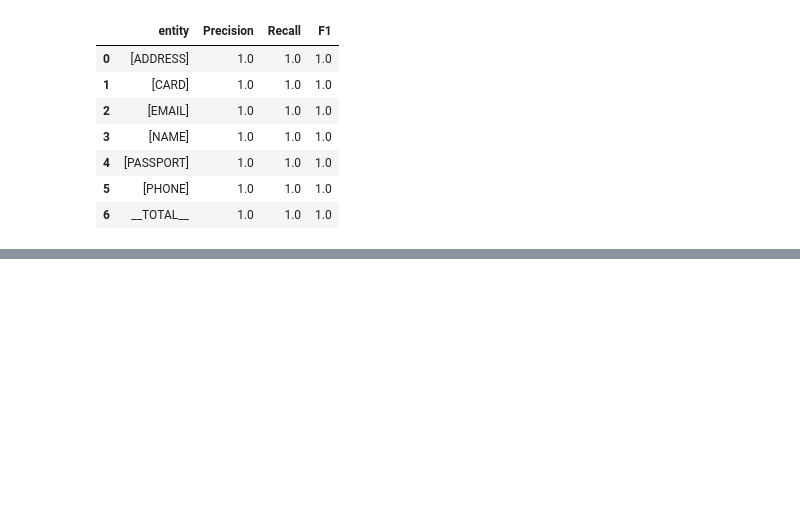
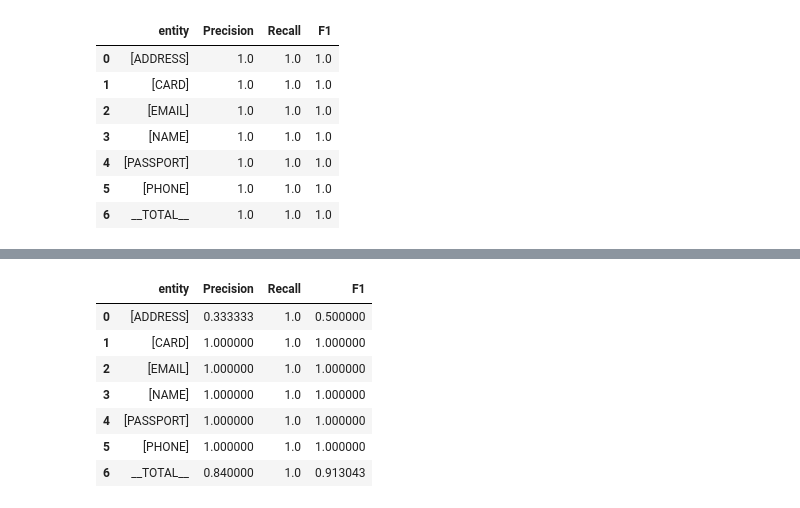
Before and after one commit to Rafaildavar/RealTimePIIAnonymizer, a Jupyter notebook: data_analysis.ipynb, the cells around one changed output, grey strips where cells are left out. Saved outputs shown, nothing was run; the diff lists cells and outputs as text; code cells hidden in the pictures; blank space fills up the shorter version.

```diff
--- a/data_analysis.ipynb
+++ b/data_analysis.ipynb
@@ -74,0 +137,11 @@ metrics(df_res.target, df_res.pred_2)
+# %%
+metrics(df.masked, df.pred)
+# %% [output]
+|  | entity | Precision | Recall | F1 |
+| 0 | [ADDRESS] | 0.333333 | 1.0 | 0.500000 |
+| 1 | [CARD] | 1.000000 | 1.0 | 1.000000 |
+| 2 | [EMAIL] | 1.000000 | 1.0 | 1.000000 |
+| 3 | [NAME] | 1.000000 | 1.0 | 1.000000 |
+| 4 | [PASSPORT] | 1.000000 | 1.0 | 1.000000 |
+| 5 | [PHONE] | 1.000000 | 1.0 | 1.000000 |
+| 6 | __TOTAL__ | 0.840000 | 1.0 | 0.913043 |
```
Also changed, not shown: parts of 6 cells of this notebook, 2 other files.
